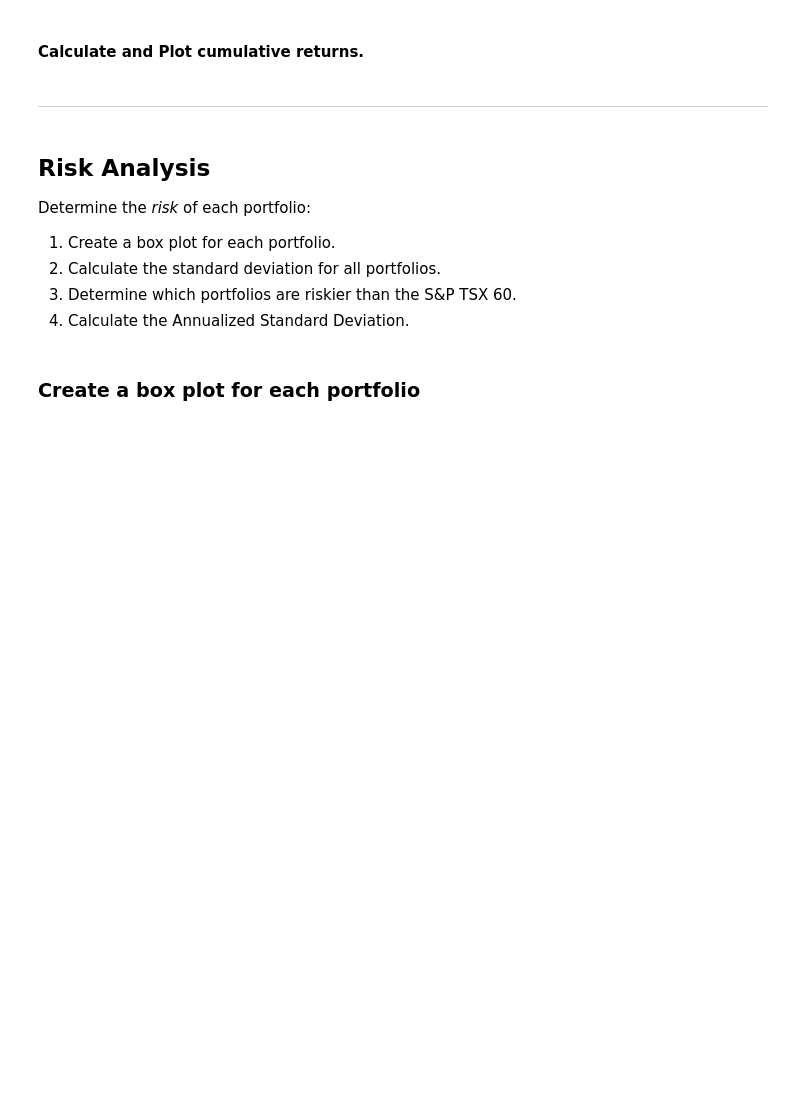
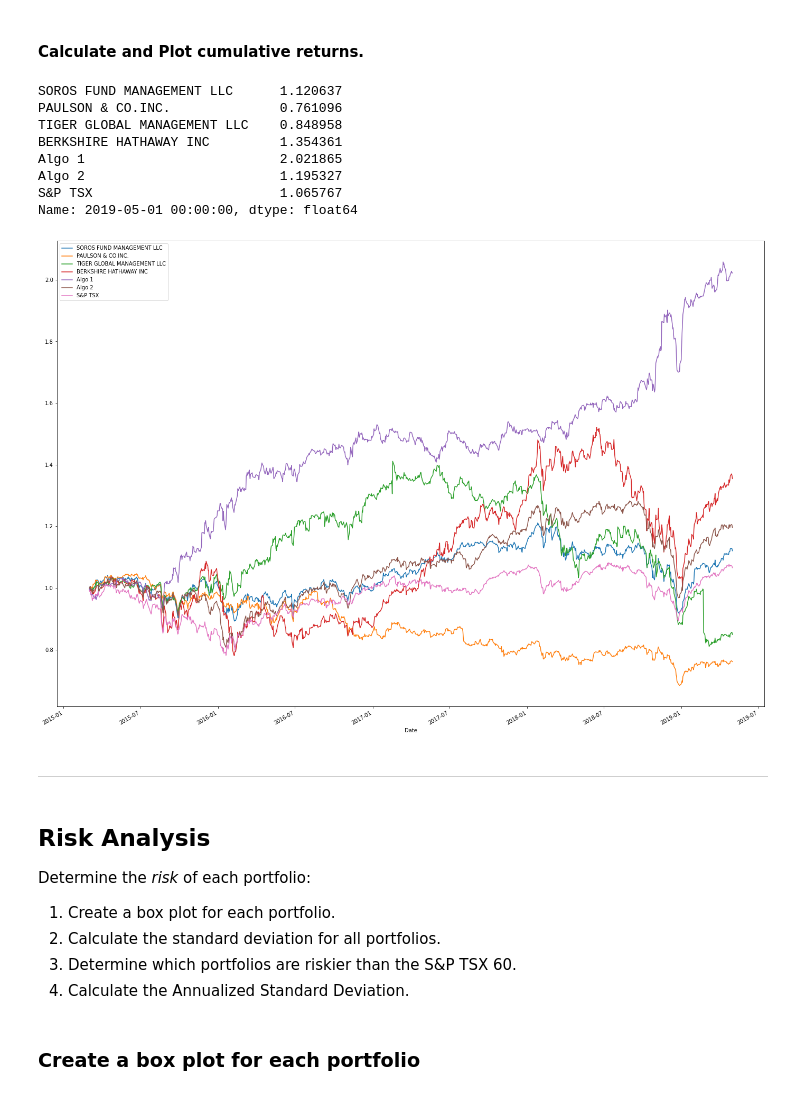
Before and after one commit to vincent-l-j/pandas-analysis, a Jupyter notebook: whale_analysis.ipynb, the cells around one changed output. Cells and saved outputs as stored; diff of their text form; code cells hidden in the pictures; blank space fills up the shorter version.

```diff
--- a/whale_analysis.ipynb
+++ b/whale_analysis.ipynb
@@ -29,7 +29,7 @@ Files:
 Read the Whale Portfolio daily returns and clean the data.
 # %%
 # Reading whale returns
-whale_returns = pd.read_csv('Resources/whale_returns.csv', parse_dates=[0]).dropna()
+whale_returns = pd.read_csv('Resources/whale_returns.csv', index_col='Date', parse_dates=[0]).dropna()
 # %%
 # Count nulls
 whale_returns.isnull().mean() * 100
@@ -41,6 +47,6 @@ whale_returns.isnull().mean() * 100
 Read the algorithmic daily returns and clean the data.
 # %%
 # Reading algorithmic returns
-algo_returns = pd.read_csv('Resources/algo_returns.csv', parse_dates=[0]).dropna()
+algo_returns = pd.read_csv('Resources/algo_returns.csv', index_col='Date', parse_dates=[0]).dropna()
 # %%
 # Count nulls
@@ -52,7 +63,7 @@ algo_returns = pd.read_csv('Resources/algo_returns.csv', parse_dates=[0]).dropna
 Read the S&P TSX 60 historic closing prices and create a new daily returns DataFrame from the data.
 # %%
 # Reading S&P TSX 60 Closing Prices
-sp_tsx_history = pd.read_csv('Resources/sp_tsx_history.csv', parse_dates=[0]).dropna()
+sp_tsx_history = pd.read_csv('Resources/sp_tsx_history.csv', index_col='Date', parse_dates=[0]).dropna()
 # %%
 # Check Data Types
 sp_tsx_history.dtypes
@@ -72,7 +90,6 @@ sp_tsx_history.dropna()
 # %%
 # Join Whale Returns, Algorithmic Returns, and the S&P TSX 60 Returns into a single DataFrame with columns for each portfolio's returns.
 from functools import reduce
-df_merged = reduce(lambda left,right: pd.merge(left,right,on=['Date'], how='outer'), [whale_returns, algo_returns, sp_tsx_history])
-df = df_merged.set_index(pd.to_datetime(df_merged['Date'], infer_datetime_format=True))
-df = df.drop(columns=['Date', 'Close']).dropna()
-df.describe(include='all')
+df_merged = reduce(lambda left,right: pd.merge(left,right,left_index=True, right_index=True, how='outer'), [whale_returns, algo_returns, sp_tsx_history])
+df = df_merged.drop(columns=['Close']).dropna()
+df.head()
@@ -93,8 +121,20 @@ df.plot(figsize=[24,15])
 #### Calculate and Plot cumulative returns.
 # %%
 # Calculate cumulative returns of all portfolios
-
+df_cumprod = (df + 1).cumprod()
 # Plot cumulative returns
+df_cumprod.plot(figsize=(24,18))
+df_cumprod.iloc[-1,:]
+# %% [output]
+SOROS FUND MANAGEMENT LLC      1.120637
+PAULSON & CO.INC.              0.761096
+TIGER GLOBAL MANAGEMENT LLC    0.848958
+BERKSHIRE HATHAWAY INC         1.354361
+Algo 1                         2.021865
+Algo 2                         1.195327
+S&P TSX                        1.065767
+Name: 2019-05-01 00:00:00, dtype: float64
+[figure, added]
 # %% [markdown]
 ---
 # %% [markdown]
```
Also changed, not shown: parts of 7 cells of this notebook.
